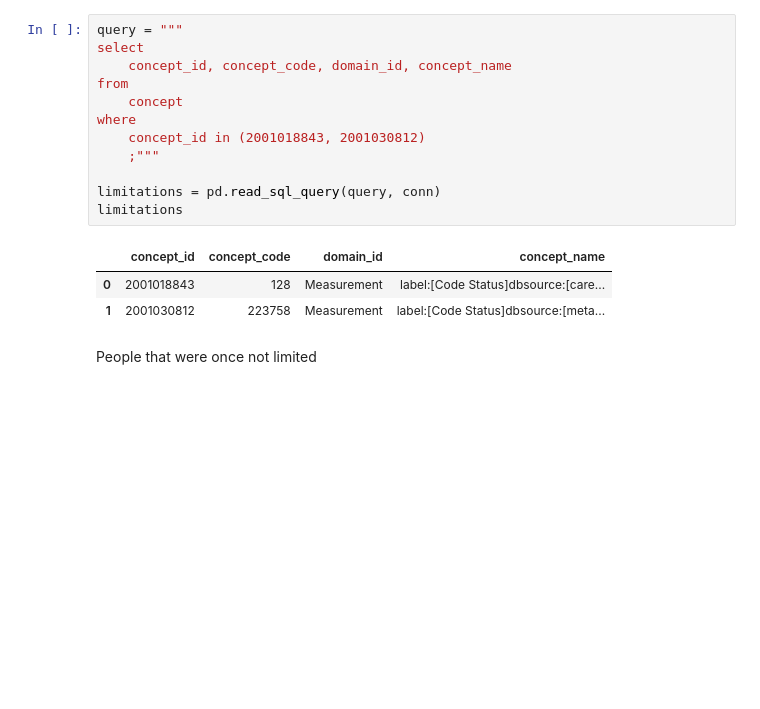
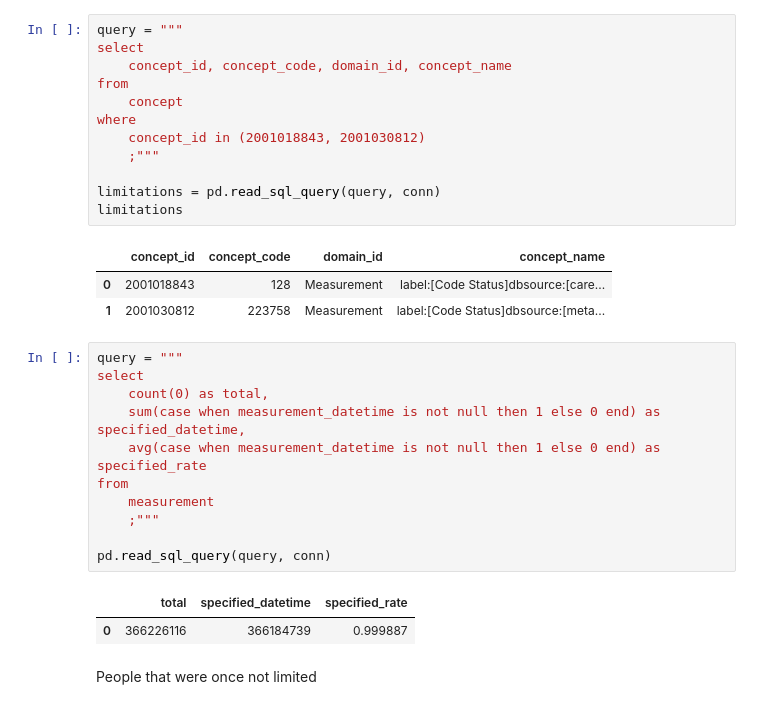
Before and after one commit to dataforgoodfr/batch4_diafoirus_fleming, a Jupyter notebook: omop_eda.ipynb, the cells around one changed output. Cells and saved outputs as stored; diff of their text form; blank space fills up the shorter version.

```diff
--- a/omop_eda.ipynb
+++ b/omop_eda.ipynb
@@ -423,6 +423,20 @@ limitations
 |  | concept_id | concept_code | domain_id | concept_name |
 | 0 | 2001018843 | 128 | Measurement | label:[Code Status]dbsource:[care... |
 | 1 | 2001030812 | 223758 | Measurement | label:[Code Status]dbsource:[meta... |
+# %%
+query = """
+select
+    count(0) as total,
+    sum(case when measurement_datetime is not null then 1 else 0 end) as specified_datetime,
+    avg(case when measurement_datetime is not null then 1 else 0 end) as specified_rate
+from
+    measurement
+    ;"""
+
+pd.read_sql_query(query, conn)
+# %% [output]
+|  | total | specified_datetime | specified_rate |
+| 0 | 366226116 | 366184739 | 0.999887 |
 # %% [markdown]
 People that were once not limited
 # %%
```
Also changed, not shown: parts of 12 cells of this notebook.
